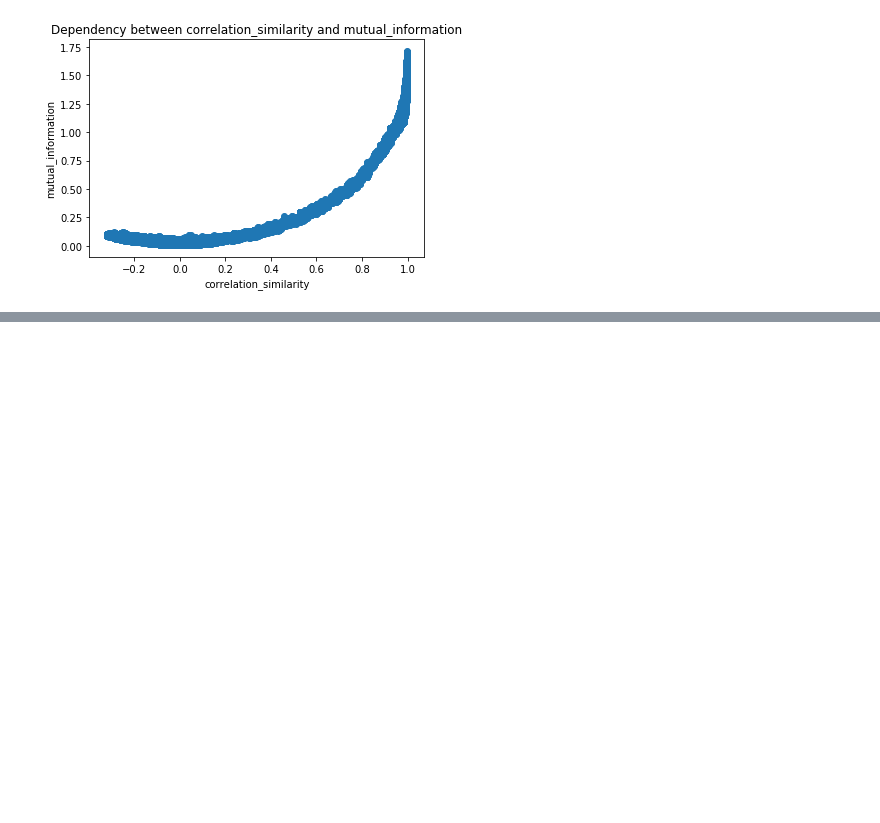
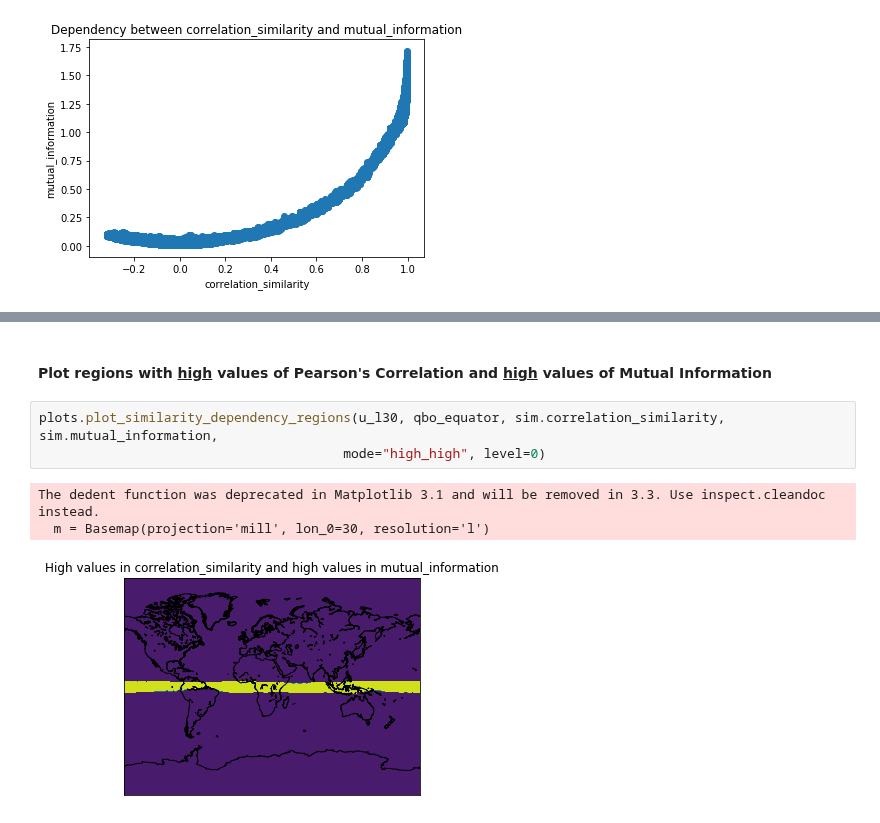
Before and after one commit to Climate-Data-Science/Climate-Similarity-Metrics, a Jupyter notebook: 8_similarity_metrics_dependency.ipynb, the cells around one changed output, grey strips where cells are left out. Saved outputs shown, nothing was run; the diff lists cells and outputs as text; blank space fills up the shorter version.

```diff
--- a/8_similarity_metrics_dependency.ipynb
+++ b/8_similarity_metrics_dependency.ipynb
@@ -47,0 +82,9 @@ plots.plot_similarity_dependency(u_l30, qbo_equator, sim.correlation_similarity,
+# %% [markdown]
+<h4>Plot regions with <u>high</u> values of Pearson's Correlation and <u>high</u> values of Mutual Information</h4>
+# %%
+plots.plot_similarity_dependency_regions(u_l30, qbo_equator, sim.correlation_similarity, sim.mutual_information,
+                                       mode="high_high", level=0)
+# %% [output]
+The dedent function was deprecated in Matplotlib 3.1 and will be removed in 3.3. Use inspect.cleandoc instead.
+  m = Basemap(projection='mill', lon_0=30, resolution='l')
+[figure, added]
```
Also changed, not shown: parts of 15 cells of this notebook, 2 other files.
